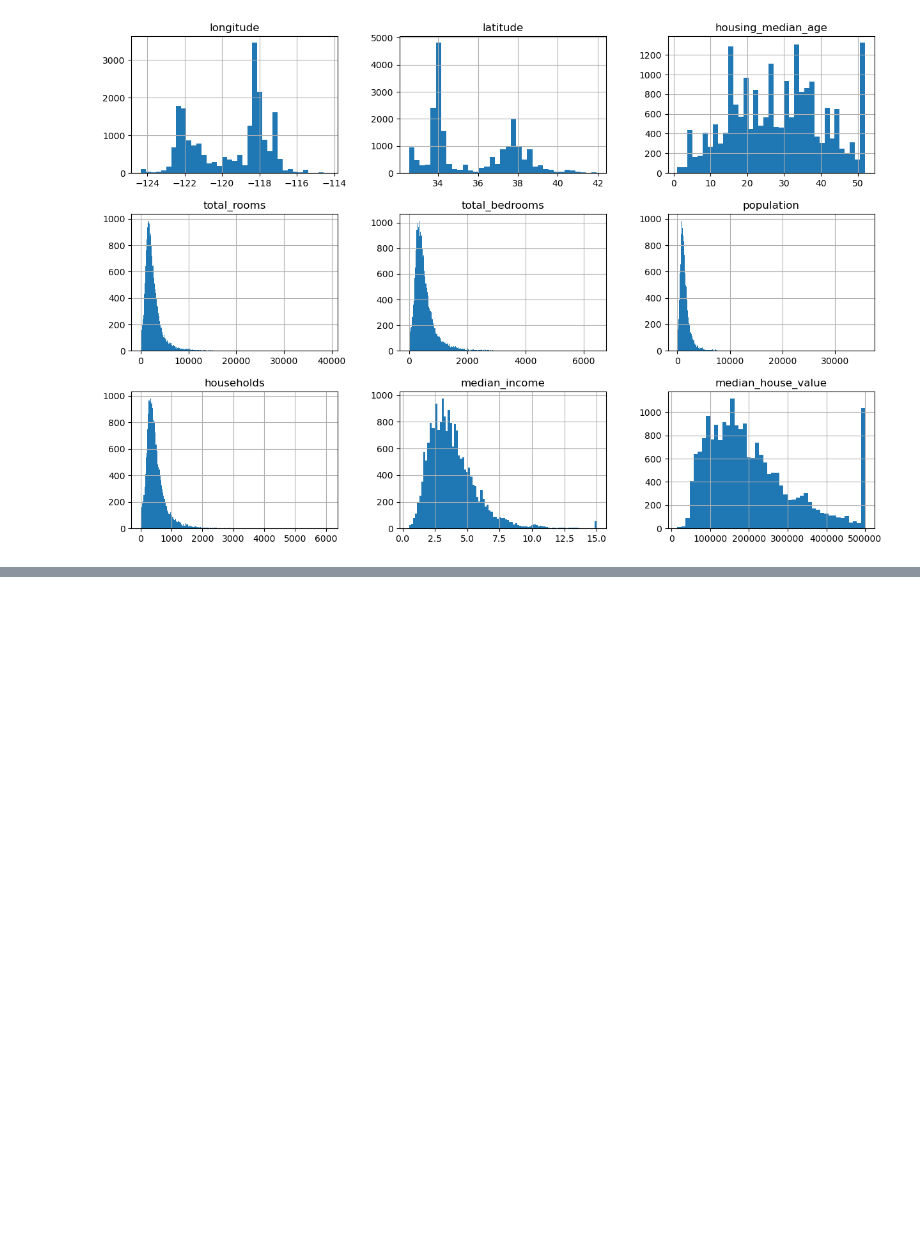
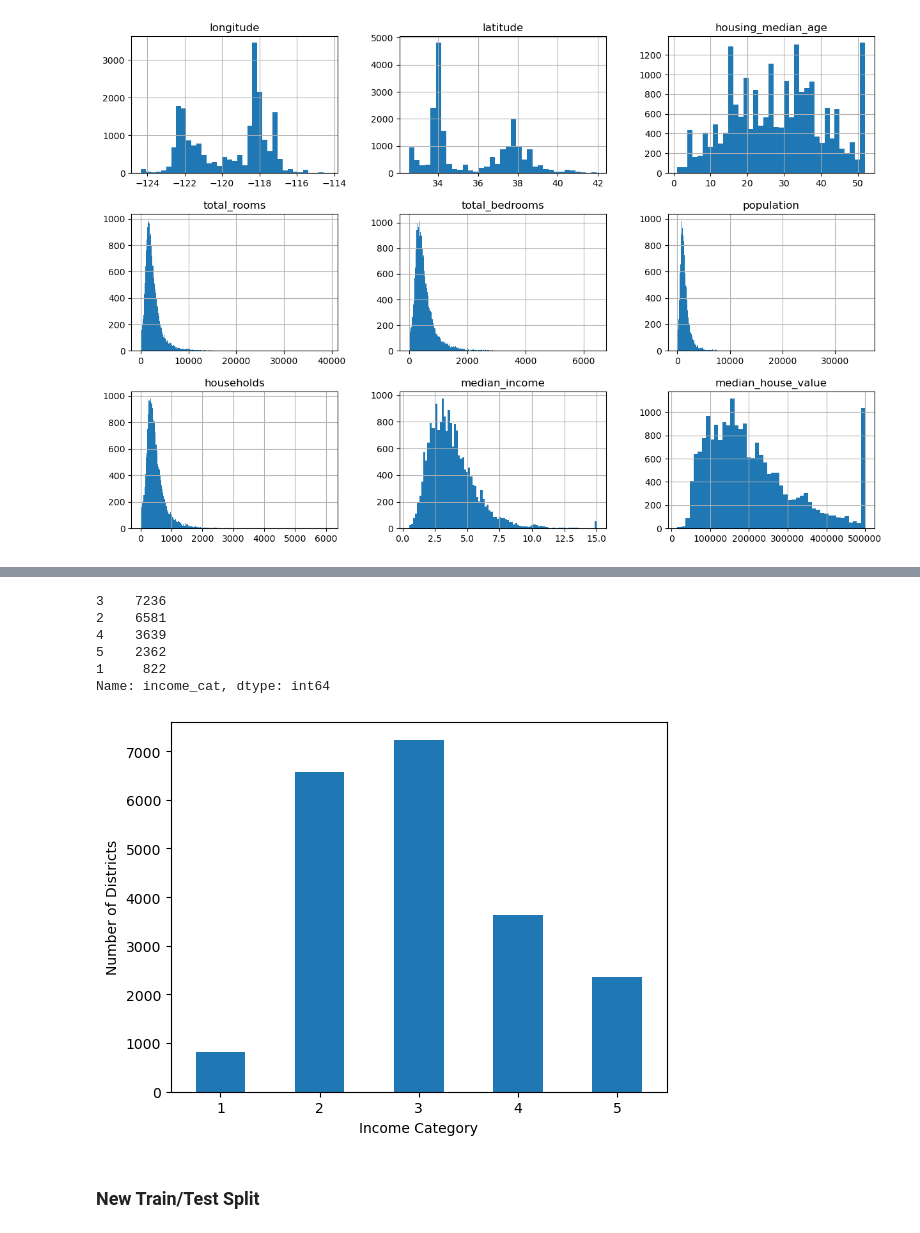
Before and after one commit to mduncan23/badal-book, a Jupyter notebook: Hands On Machine Learning.ipynb, the cells around one changed output, grey strips where cells are left out. Saved outputs shown, nothing was run; the diff lists cells and outputs as text; code cells hidden in the pictures; blank space fills up the shorter version.

```diff
--- a/Hands On Machine Learning.ipynb
+++ b/Hands On Machine Learning.ipynb
@@ -154,0 +314,22 @@ housing.hist(bins='auto', figsize=(15,10));
+# %%
+# need to bin it to ensure an even split
+housing['income_cat'] = pd.cut(housing['median_income'],
+                               bins=[0, 1.5, 3, 4.5, 6, np.inf],
+                               labels=[1, 2, 3, 4, 5])
+# %%
+housing.income_cat.value_counts()
+# %% [output]
+3    7236
+2    6581
+4    3639
+5    2362
+1     822
+Name: income_cat, dtype: int64
+# %%
+housing.income_cat.value_counts().sort_index().plot(kind='bar', rot=0)
+plt.xlabel('Income Category')
+plt.ylabel('Number of Districts');
+# %% [output]
+[figure, added]
+# %% [markdown]
+### New Train/Test Split
```
Also changed, not shown: parts of 48 cells of this notebook.
